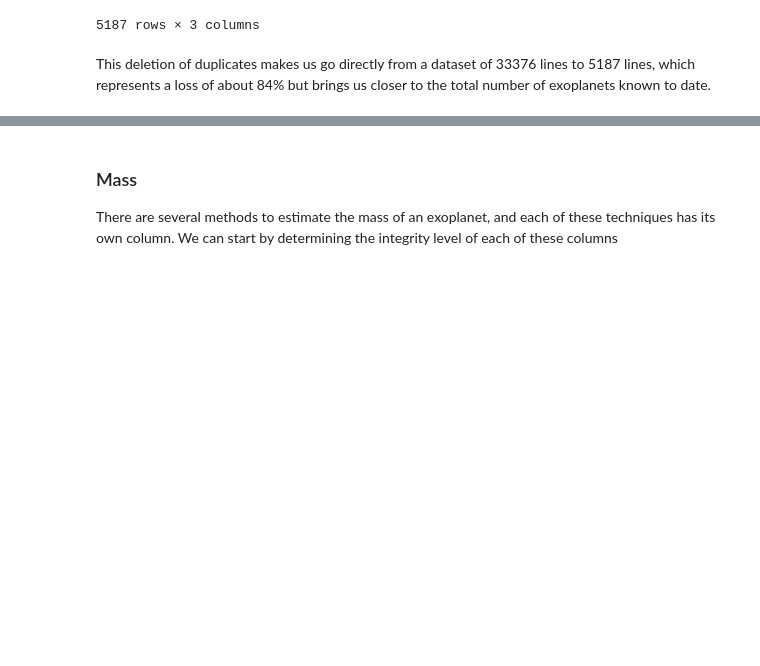
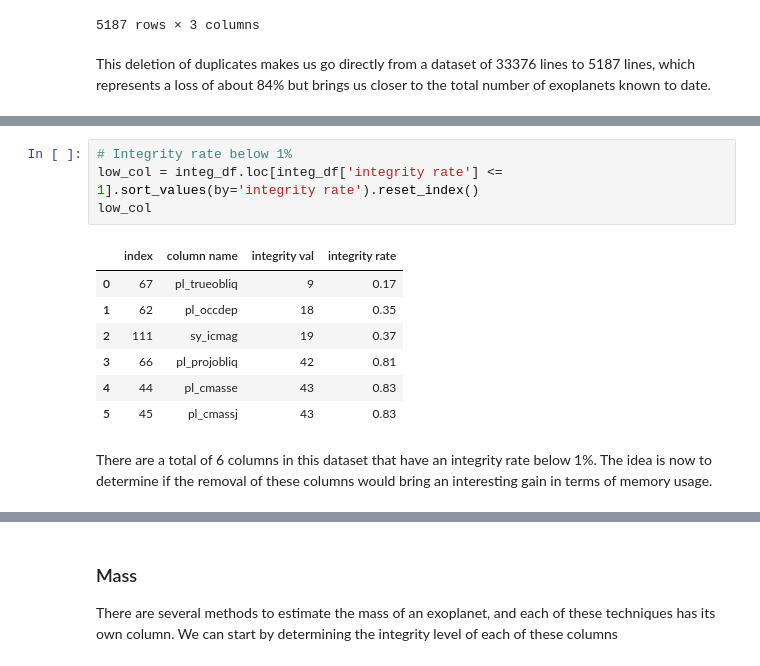
Before and after one commit to Kartmaan/Exoplanets, a Jupyter notebook: exoplanets.ipynb, the cells around one changed output, grey strips where cells are left out. Saved outputs shown, nothing was run; the diff lists cells and outputs as text; blank space fills up the shorter version.

```diff
--- a/exoplanets.ipynb
+++ b/exoplanets.ipynb
@@ -233,0 +286,14 @@ This deletion of duplicates makes us go directly from a dataset of 33376 lines t
+# %%
+# Integrity rate below 1%
+low_col = integ_df.loc[integ_df['integrity rate'] <= 1].sort_values(by='integrity rate').reset_index()
+low_col
+# %% [output]
+|  | index | column name | integrity val | integrity rate |
+| 0 | 67 | pl_trueobliq | 9 | 0.17 |
+| 1 | 62 | pl_occdep | 18 | 0.35 |
+| 2 | 111 | sy_icmag | 19 | 0.37 |
+| 3 | 66 | pl_projobliq | 42 | 0.81 |
+| 4 | 44 | pl_cmasse | 43 | 0.83 |
+| 5 | 45 | pl_cmassj | 43 | 0.83 |
+# %% [markdown]
+There are a total of 6 columns in this dataset that have an integrity rate below 1%. The idea is now to determine if the removal of these columns would bring an interesting gain in terms of memory usage.
```
Also changed, not shown: parts of 11 cells of this notebook.
